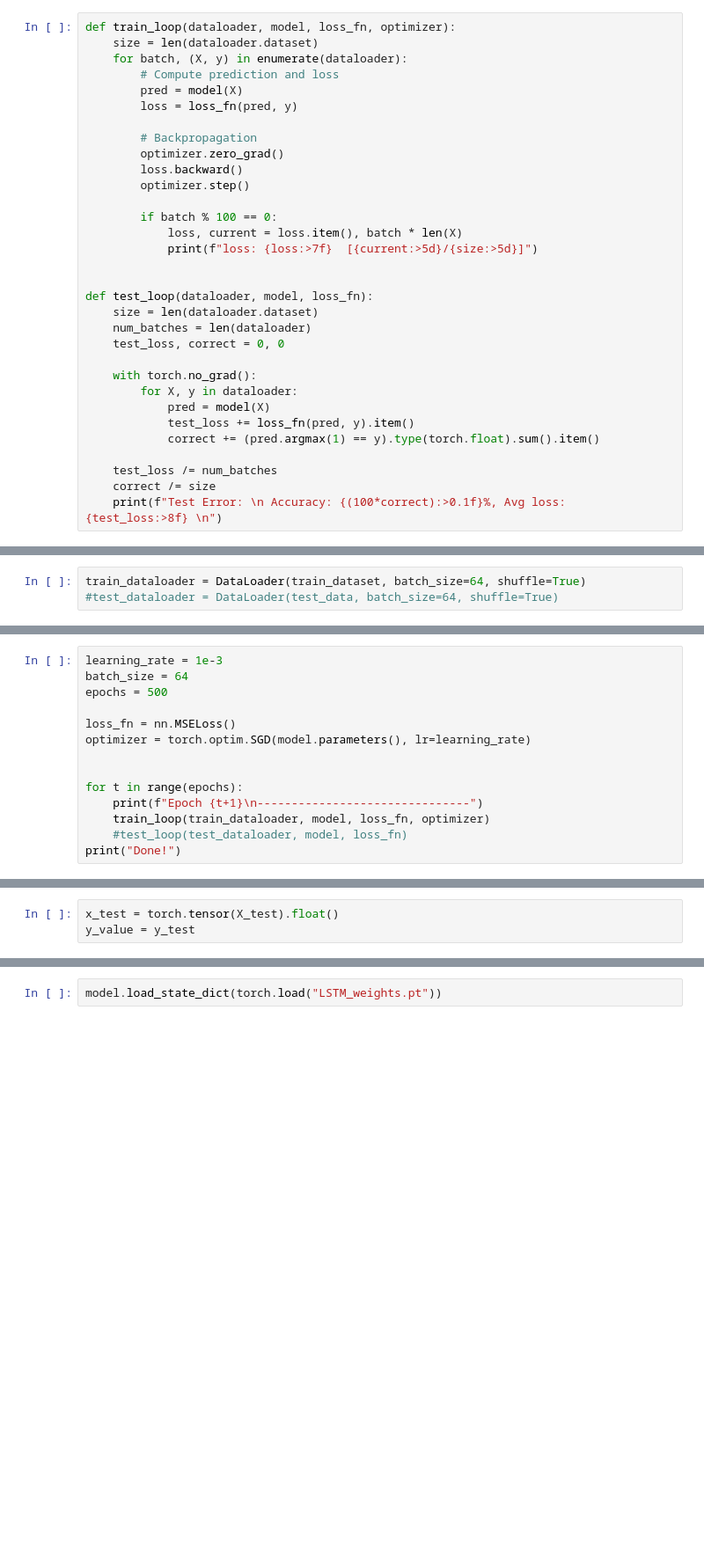
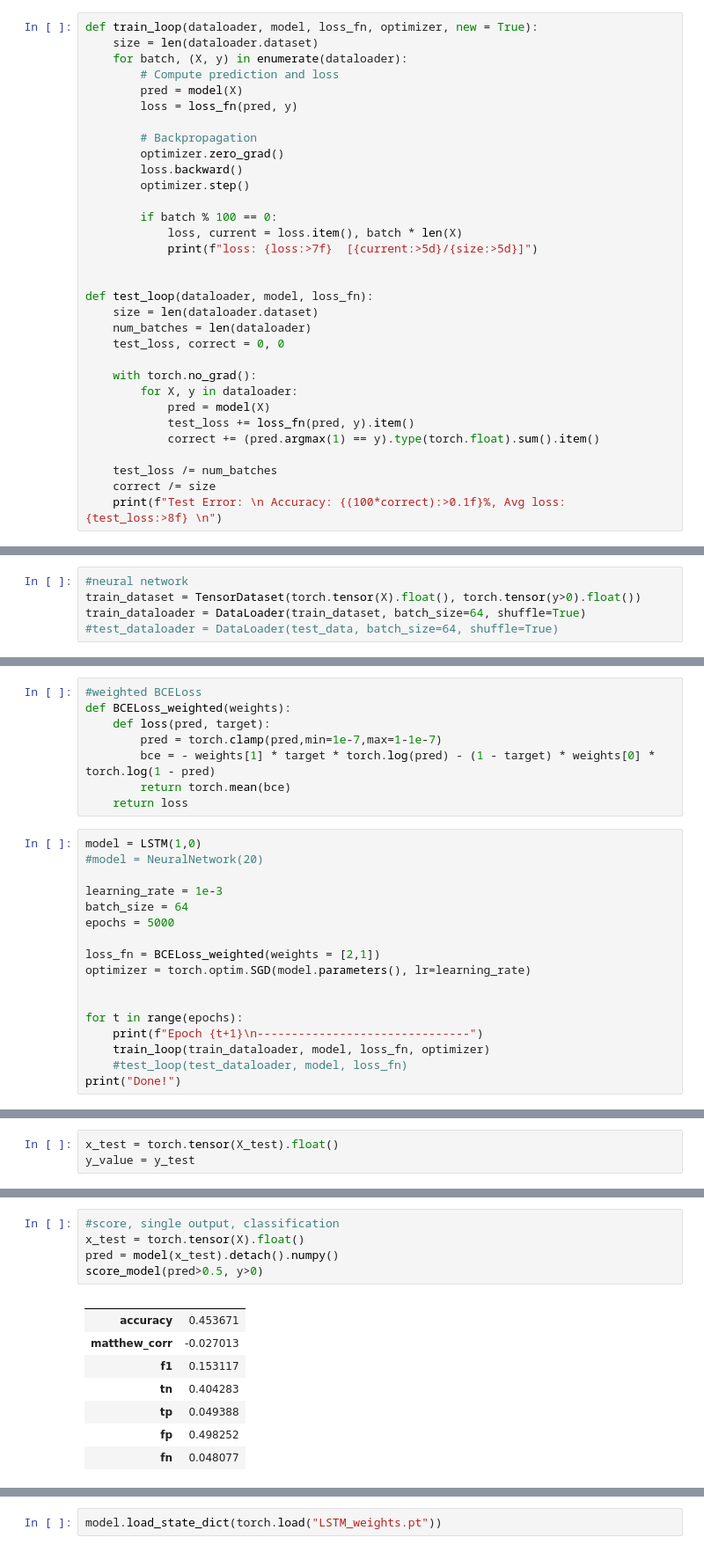
Before and after one commit to Dogecoinnlp/Crypto-Nlp, a Jupyter notebook: Attention Learning.ipynb, the cells around one changed output, grey strips where cells are left out. Shown at 88% size. Cells and saved outputs as stored; diff of their text form; blank space fills up the shorter version.

```diff
--- a/Attention Learning.ipynb
+++ b/Attention Learning.ipynb
@@ -136,6 +196,6 @@ NeuralNetwork(
 )
 # %%
-def train_loop(dataloader, model, loss_fn, optimizer):
+def train_loop(dataloader, model, loss_fn, optimizer, new = True):
     size = len(dataloader.dataset)
     for batch, (X, y) in enumerate(dataloader):
         # Compute prediction and loss
@@ -171,3 +234,5 @@ train_dataset = TensorDataset(torch.tensor(X).float(), torch.tensor(y_series).fl
 # %%
+#neural network
+train_dataset = TensorDataset(torch.tensor(X).float(), torch.tensor(y>0).float())
 train_dataloader = DataLoader(train_dataset, batch_size=64, shuffle=True)
 #test_dataloader = DataLoader(test_data, batch_size=64, shuffle=True)
@@ -174,9 +246,20 @@ train_dataloader = DataLoader(train_dataset, batch_size=64, shuffle=True)
+# %%
+#weighted BCELoss
+def BCELoss_weighted(weights):
+    def loss(pred, target):
+        pred = torch.clamp(pred,min=1e-7,max=1-1e-7)
+        bce = - weights[1] * target * torch.log(pred) - (1 - target) * weights[0] * torch.log(1 - pred)
+        return torch.mean(bce)
+    return loss
 # %%
+model = LSTM(1,0)
+#model = NeuralNetwork(20)
+
 learning_rate = 1e-3
 batch_size = 64
-epochs = 500
+epochs = 5000
 
-loss_fn = nn.MSELoss()
+loss_fn = BCELoss_weighted(weights = [2,1])
 optimizer = torch.optim.SGD(model.parameters(), lr=learning_rate)
 
 
@@ -222,0 +296,14 @@ ValueError: operands could not be broadcast together with shapes (1618,) (1618,5
+# %%
+#score, single output, classification
+x_test = torch.tensor(X).float()
+pred = model(x_test).detach().numpy()
+score_model(pred>0.5, y>0)
+# %% [output]
+|  |  |
+| accuracy | 0.453671 |
+| matthew_corr | -0.027013 |
+| f1 | 0.153117 |
+| tn | 0.404283 |
+| tp | 0.049388 |
+| fp | 0.498252 |
+| fn | 0.048077 |
```
Also changed, not shown: parts of 21 cells of this notebook, 1 other file.
